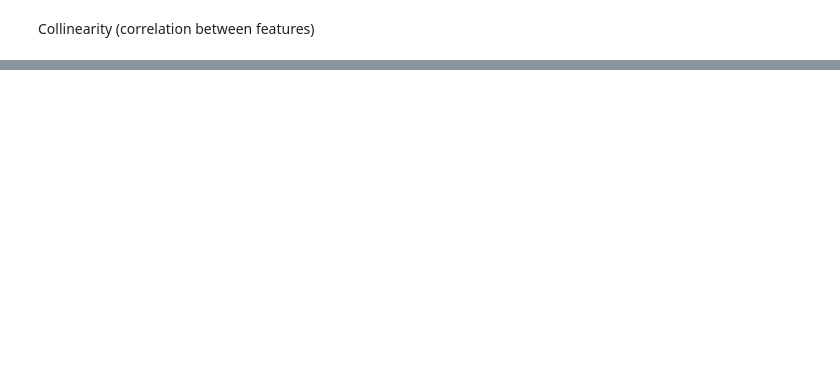
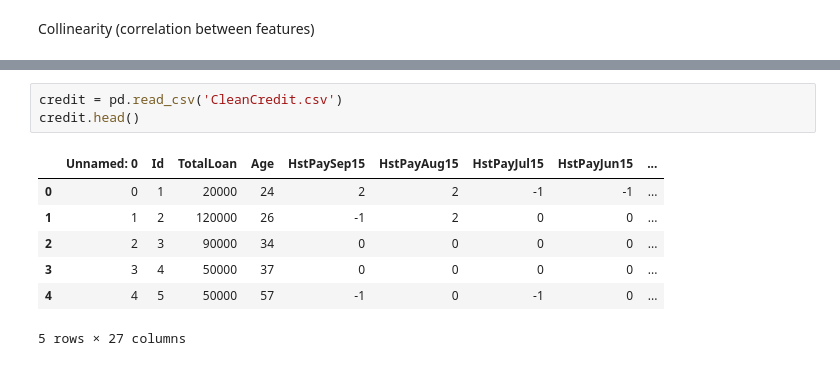
Before and after one commit to asaucedo89/Credit-One-Default-Risk, a Jupyter notebook: Course 5 Jupyter-checkpoint.ipynb, the cells around one changed output, grey strips where cells are left out. Drawn from its saved outputs; the diff is of its cells as text; blank space fills up the shorter version.

```diff
--- a/Course 5 Jupyter-checkpoint.ipynb
+++ b/Course 5 Jupyter-checkpoint.ipynb
@@ -609,0 +1060,11 @@ credit.describe()
+# %%
+credit = pd.read_csv('CleanCredit.csv')
+credit.head()
+# %% [output]
+|  | Unnamed: 0 | Id | TotalLoan | Age | HstPaySep15 | HstPayAug15 | HstPayJul15 | HstPayJun15 | ... |
+| 0 | 0 | 1 | 20000 | 24 | 2 | 2 | -1 | -1 | ... |
+| 1 | 1 | 2 | 120000 | 26 | -1 | 2 | 0 | 0 | ... |
+| 2 | 2 | 3 | 90000 | 34 | 0 | 0 | 0 | 0 | ... |
+| 3 | 3 | 4 | 50000 | 37 | 0 | 0 | 0 | 0 | ... |
+| 4 | 4 | 5 | 50000 | 57 | -1 | 0 | -1 | 0 | ... |
+5 rows × 27 columns
```
Also changed, not shown: parts of 93 cells of this notebook.
